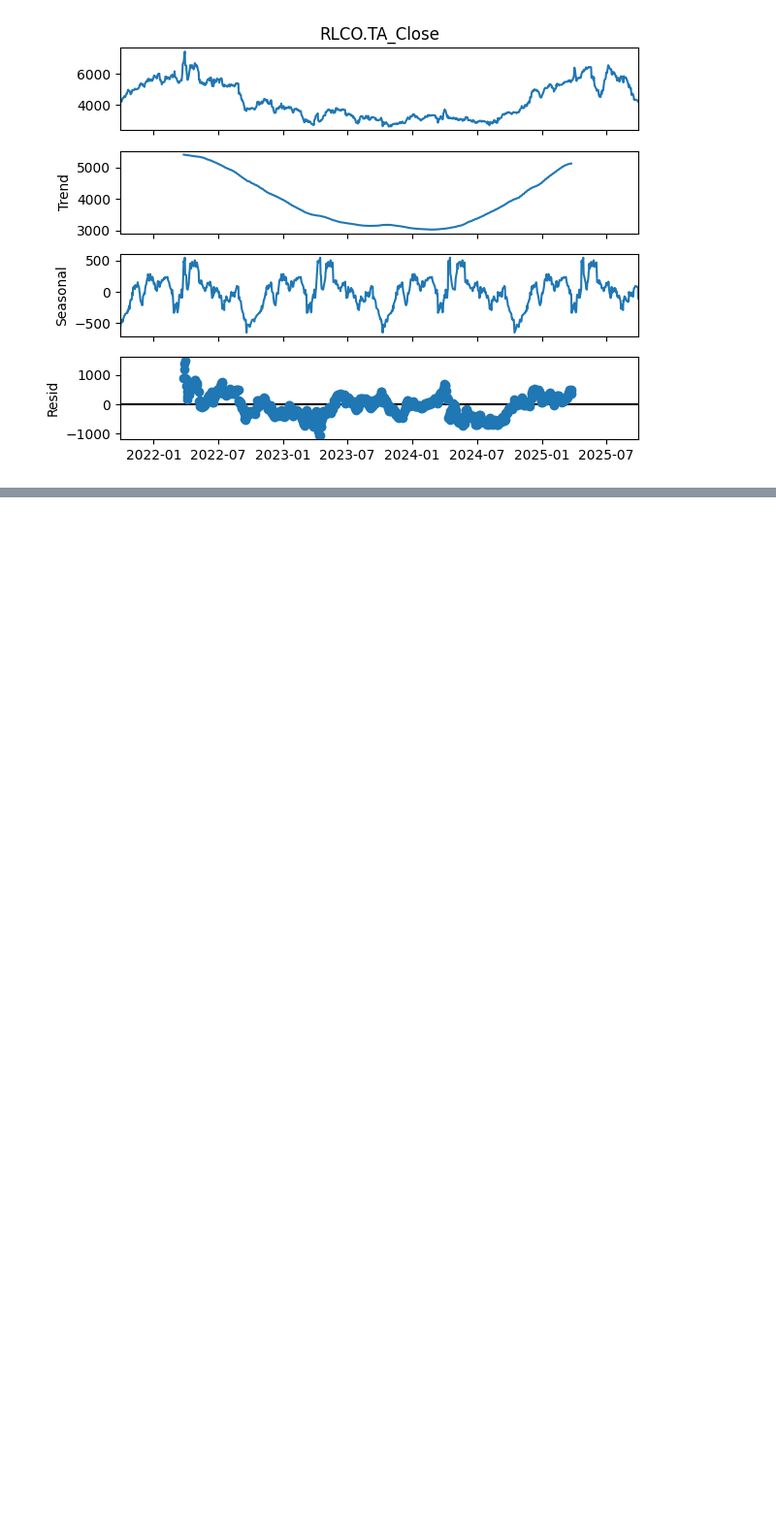
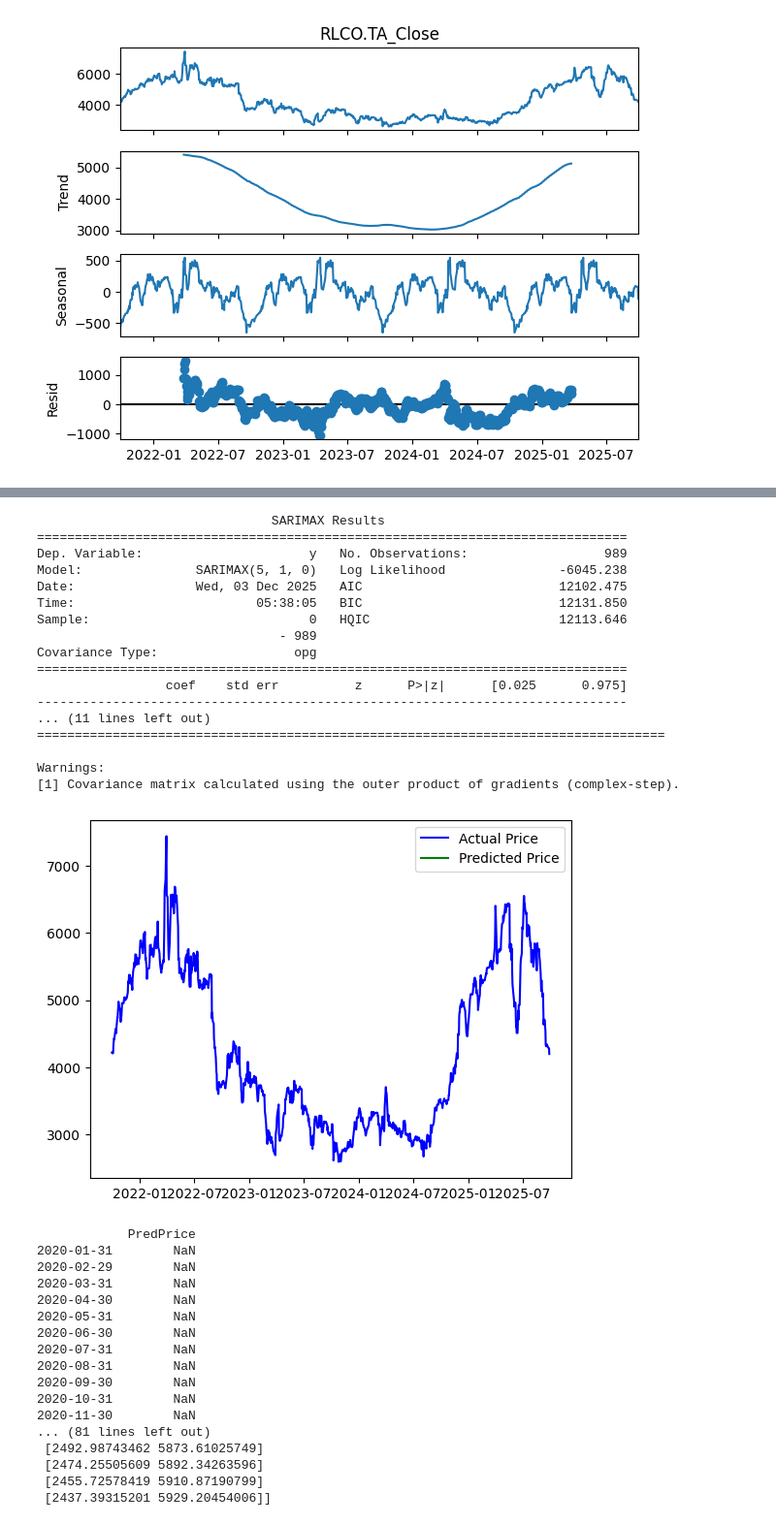
Before and after one commit to f1c221058/algoritma-trading, a Jupyter notebook: Analisis-Saham-RLCO.TA.ipynb, the cells around one changed output, grey strips where cells are left out. Shown: that part at 97% size. Drawn from its saved outputs; the diff is of its cells as text; code cells hidden in the pictures; blank space fills up the shorter version.

```diff
--- a/Analisis-Saham-RLCO.TA.ipynb
+++ b/Analisis-Saham-RLCO.TA.ipynb
@@ -208,0 +270,67 @@ Warnings:
+# %%
+import pandas as pd
+import statsmodels.api as sm
+import matplotlib.pyplot as plt
+import pmdarima as pm
+
+# Asumsi df adalah DataFrame dengan kolom 'RLCO.TA_Close' dan index datetime.
+# Jika belum ada, pastikan df dimuat sebelumnya, misalnya df = pd.read_csv('data.csv', index_col='Date', parse_dates=True)
+
+# Buat model ARIMA otomatis menggunakan pmdarima
+model = pm.auto_arima(df['RLCO.TA_Close'], seasonal=True, stepwise=True, m=12)
+print(model.summary())
+
+# Perbaikan: Gunakan pd.date_range karena sm.tsa.datetools.dates_from_range sudah deprecated.
+# '2020m1' berarti mulai dari Januari 2020, length=48 berarti 48 bulan (sampai Desember 2023).
+# Asumsi kita memprediksi 48 bulan ke depan dari akhir df.
+extended_dataset = pd.DataFrame(index=pd.date_range(start='2020-01-01', periods=48, freq='M'))
+
+# Prediksi 48 langkah ke depan dengan interval kepercayaan
+# Untuk pmdarima, gunakan model.predict(n_periods=48, return_conf_int=True, alpha=0.05)
+extended_dataset['PredPrice'], conf_int = model.predict(n_periods=48, return_conf_int=True, alpha=0.05)
+
+# Plotting: Asumsi dataset adalah df untuk konsistensi
+plt.plot(df['RLCO.TA_Close'], c='blue', label='Actual Price')
+plt.plot(extended_dataset['PredPrice'], c='green', label='Predicted Price')
+plt.legend()
+plt.show()
+
+# Print hasil
+print(extended_dataset)
+print(conf_int)
+# %% [output]
+                               SARIMAX Results
+==============================================================================
+Dep. Variable:                      y   No. Observations:                  989
+Model:               SARIMAX(5, 1, 0)   Log Likelihood               -6045.238
+Date:                Wed, 03 Dec 2025   AIC                          12102.475
+Time:                        05:38:05   BIC                          12131.850
+Sample:                             0   HQIC                         12113.646
+                                - 989
+Covariance Type:                  opg
+==============================================================================
+                 coef    std err          z      P>|z|      [0.025      0.975]
+------------------------------------------------------------------------------
+... (11 lines left out)
+===================================================================================
+
+Warnings:
+[1] Covariance matrix calculated using the outer product of gradients (complex-step).
+[figure, added]
+            PredPrice
+2020-01-31        NaN
+2020-02-29        NaN
+2020-03-31        NaN
+2020-04-30        NaN
+2020-05-31        NaN
+2020-06-30        NaN
+2020-07-31        NaN
+2020-08-31        NaN
+2020-09-30        NaN
+2020-10-31        NaN
+2020-11-30        NaN
+... (81 lines left out)
+ [2492.98743462 5873.61025749]
+ [2474.25505609 5892.34263596]
+ [2455.72578419 5910.87190799]
+ [2437.39315201 5929.20454006]]
```
Also changed, not shown: parts of 8 cells of this notebook, 1 other file.
